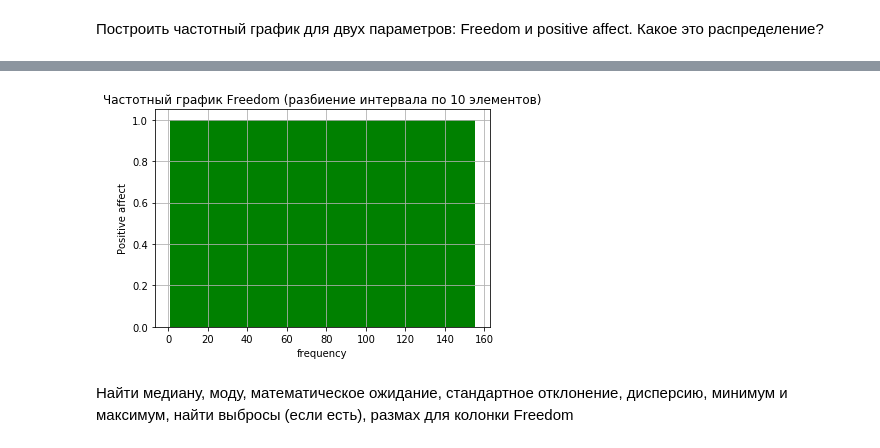
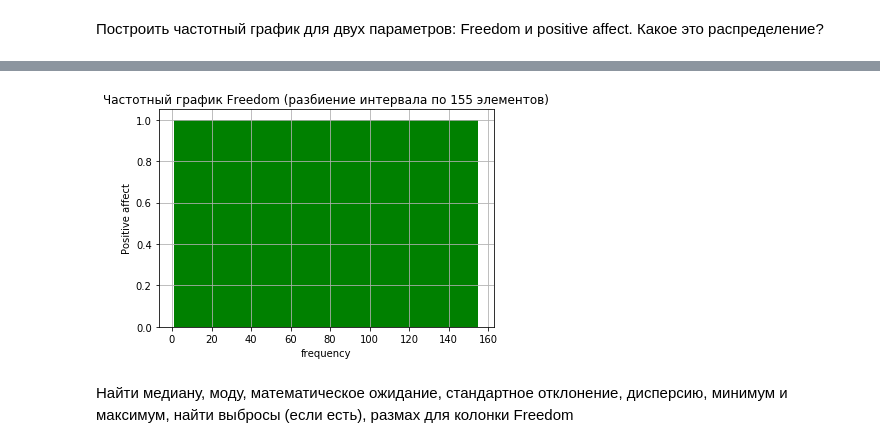
Before and after one commit to DmitryTrufanov/pyda-10-hw-18, a Jupyter notebook: homework-3.ipynb, the cells around one changed output, grey strips where cells are left out. Cells and saved outputs as stored; diff of their text form; code cells hidden in the pictures.

```diff
--- a/homework-3.ipynb
+++ b/homework-3.ipynb
@@ -120,16 +127,13 @@ len(df1['Freedom'])
 # %%
-x = df1['Freedom']
-
-n, bins, patches = plt.hist(df1['Positive affect'], len(df1['Freedom']), facecolor='g')
-
+patches = plt.hist(df1['Positive affect'], len(df1['Freedom']), facecolor='g')
 
 plt.xlabel('frequency')
 plt.ylabel('Positive affect')
-plt.title('Частотный график Freedom (разбиение интервала по 10 элементов)')
+plt.title('Частотный график Freedom (разбиение интервала по 155 элементов)')
 plt.grid(True)
 plt.show()
 # %% [output]
-[figure, old version]
+[figure, new version]
 # %% [markdown]
 Найти медиану, моду, математическое ожидание, стандартное отклонение,  дисперсию, минимум и максимум, найти выбросы (если есть), размах для колонки Freedom
 # %%
```
Also changed, not shown: parts of 2 cells of this notebook.
